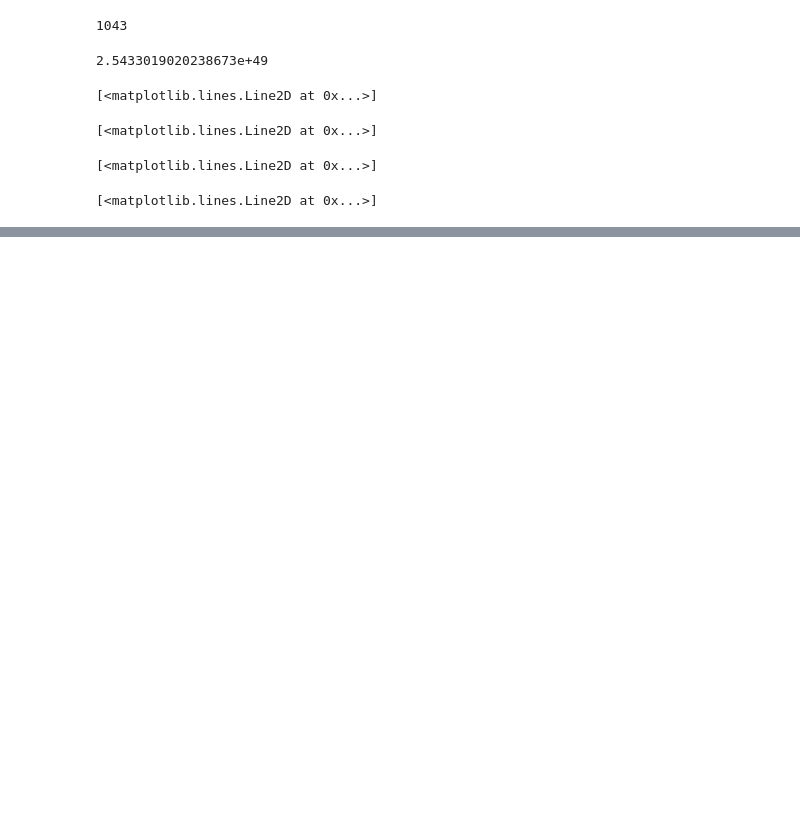
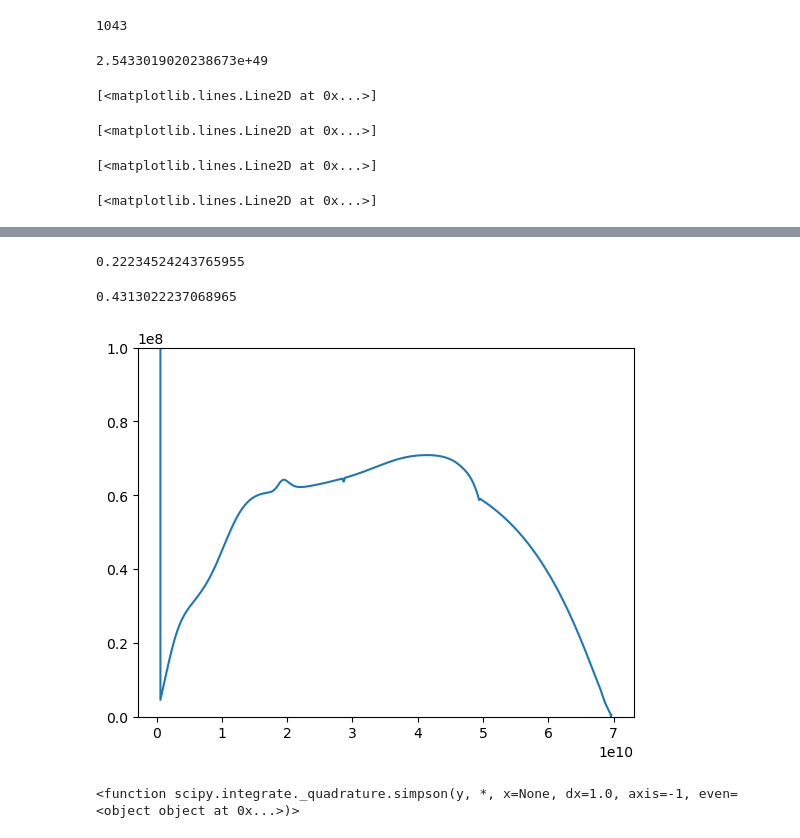
Before and after one commit to illorenzo7/Research_Notes, a Jupyter notebook: Model_S/Diffusions.ipynb, the cells around one changed output, grey strips where cells are left out. Saved outputs shown, nothing was run; the diff lists cells and outputs as text; code cells hidden in the pictures; blank space fills up the shorter version.

```diff
--- a/Model_S/Diffusions.ipynb
+++ b/Model_S/Diffusions.ipynb
@@ -316,0 +381,19 @@ plt.plot(di.rrrz, kapparz)
+# %%
+sigma_tach
+# %% [output]
+0.22234524243765955
+# %%
+r1
+# %% [output]
+0.4313022237068965
+# %%
+plt.close()
+plt.plot(di.rr[:-1], -np.diff(di.rr))
+plt.ylim(0,1e8)
+plt.show()
+# %% [output]
+[figure, added]
+# %%
+simpson
+# %% [output]
+<function scipy.integrate._quadrature.simpson(y, *, x=None, dx=1.0, axis=-1, even=<object object at 0x...>)>
```
Also changed, not shown: parts of 2 cells of this notebook, 1 other file.
